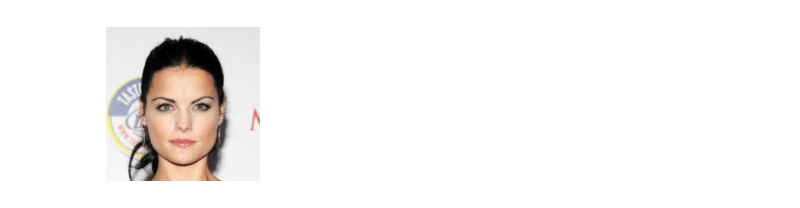
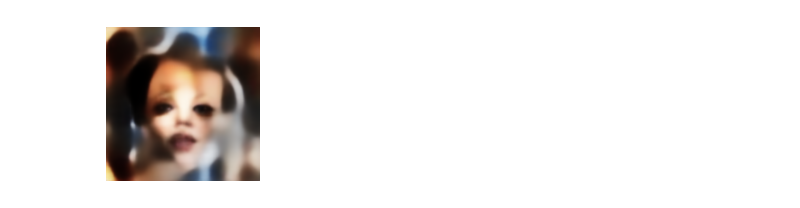
Before and after one commit to zeux/mlexp, a Jupyter notebook: faces/faceenc.ipynb, the cells around one changed output. Cells and saved outputs as stored; diff of their text form; code cells hidden in the pictures.

```diff
--- a/faces/faceenc.ipynb
+++ b/faces/faceenc.ipynb
@@ -168,4 +167,16 @@ display(yr.cpu().detach())
-# %%
-display(dataset[40][0])
-# %% [output]
-[figure, removed]
+# %%
+dsl = len(dataset)
+es = []
+
+for p in torch.randint(dsl, (100,)).tolist():
+    x = dataset[p][0]
+    e = net.encoder(x.to(device))
+    es.append(e)
+
+em = torch.stack(es).mean(0)
+es = torch.stack(es).std(0)
+
+yr = net.decoder(torch.normal(em, es).to(device))
+display(yr.cpu().detach())
+# %% [output]
+[figure, added]
```
Also changed, not shown: parts of 3 cells of this notebook.
